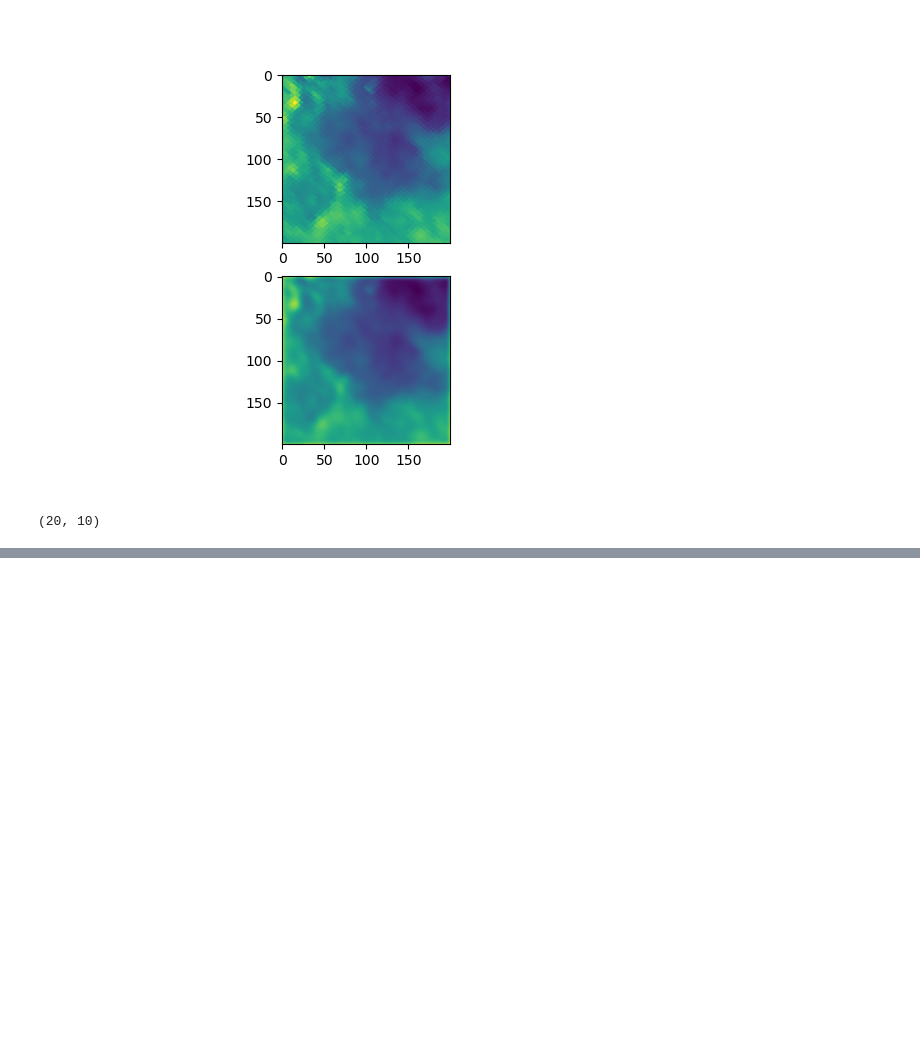
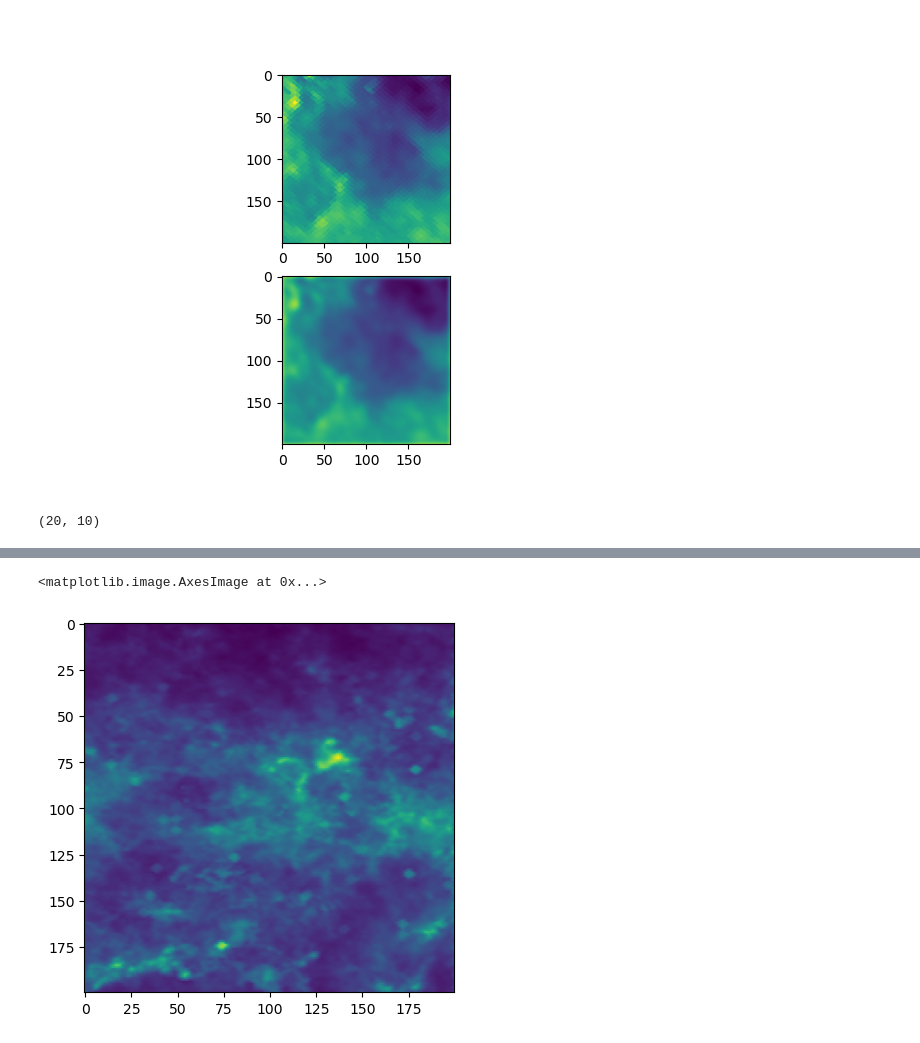
Before and after one commit to Eduard-2001/SimulateGammaRaySource, a Jupyter notebook: Simulation/whatever.ipynb, the cells around one changed output, grey strips where cells are left out. Cells and saved outputs as stored; diff of their text form; code cells hidden in the pictures; blank space fills up the shorter version.

```diff
--- a/Simulation/whatever.ipynb
+++ b/Simulation/whatever.ipynb
@@ -64,0 +93,5 @@ xx.shape
+# %%
+plt.imshow(roi)
+# %% [output]
+<matplotlib.image.AxesImage at 0x...>
+[figure, added]
```
Also changed, not shown: parts of 4 cells of this notebook, 6 other files.
